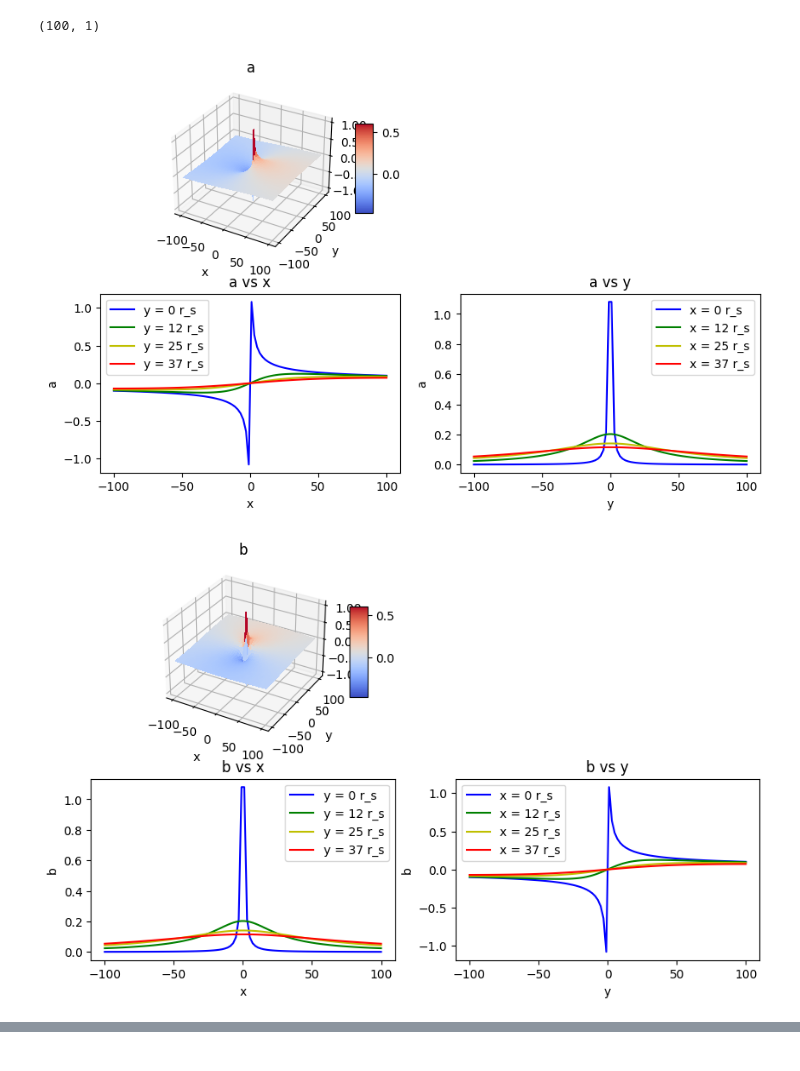
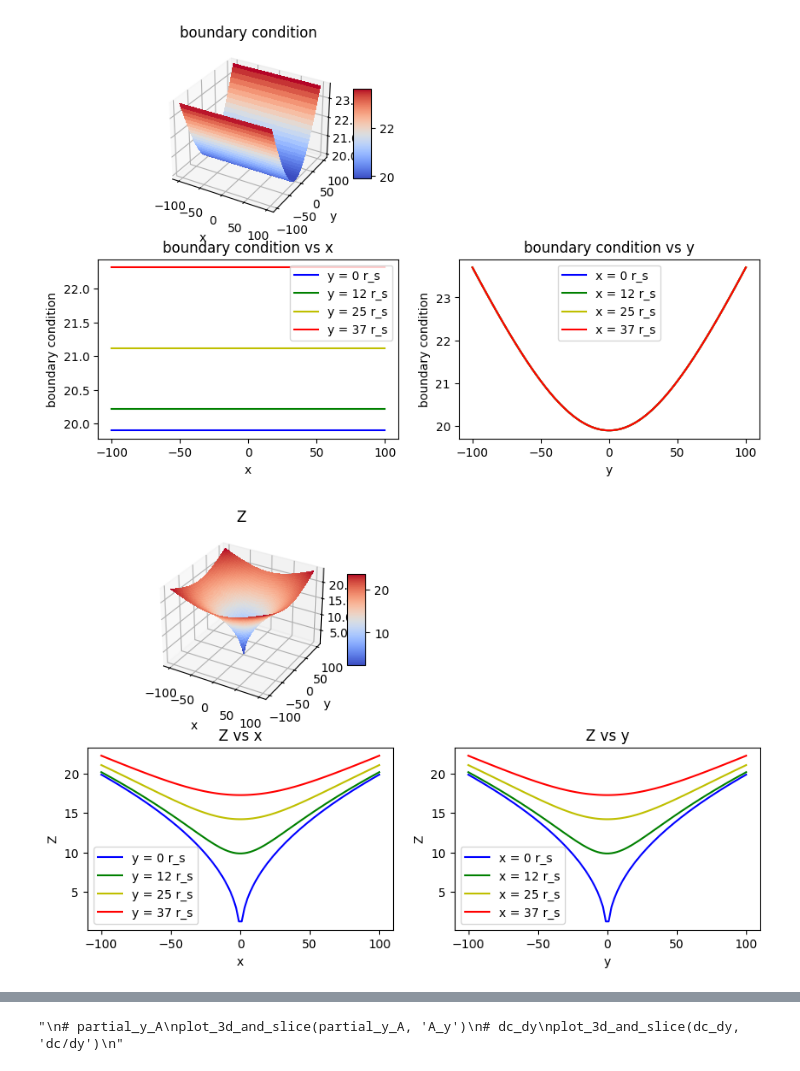
Before and after one commit to NagisaKanno/Embedding-PDE-beta, a Jupyter notebook: copy_embedding_pde_Mar19.ipynb, the cells around one changed output, grey strips where cells are left out. Drawn from its saved outputs; the diff is of its cells as text; code cells hidden in the pictures.

Commit message:
fixed the boundary condition issue

```diff
--- a/copy_embedding_pde_Mar19.ipynb
+++ b/copy_embedding_pde_Mar19.ipynb
@@ -6,7 +6,7 @@ from scipy.integrate import cumulative_trapezoid
 from scipy.integrate import trapezoid
 
 ### metric
-''' # Schwarzchild
+# ''' # Schwarzchild
 def g_xx(x, y):
     r = np.sqrt(x**2 + y**2)
     return 1 + ((rs * x**2) / (r**2 * (r - rs)))
@@ -16,7 +16,7 @@ def g_yy(x, y):
 def g_xy(x, y):
     r = np.sqrt(x**2 + y**2)
     return 1 + ((rs * x*y) / (r**2 * (r - rs)))
-'''
+# '''
 
 ''' Morris_Thorne Wormhole
 def b_r(r):
@@ -30,8 +30,7 @@ def g_yy(x, y):
     rb = b_r(r)
     return 1 + (y**2 * rb) / (r**2 * (r - rb))
 '''
-
-# Binary BH
+''' # Binary BH
 x0 = 50
 def g_xx(x, y):
     r1 = np.sqrt((x-x0)**2 + y**2)
@@ -45,7 +44,7 @@ def g_xy(x, y):
     r1 = np.sqrt((x-x0)**2 + y**2)
     r2 = np.sqrt((x+x0)**2 + y**2)
     return 1/2 * ((1 + ((rs * (x-x0) *y) / (r1**2 * (r1 - rs)))) + (1 + ((rs * (x+x0) *y) / (r2**2 * (r2 - rs)))))
-
+'''
 
 ### embedding pde's
 def partial_x_Z(x, y):
@@ -65,13 +64,13 @@ x_axis = np.linspace(x_start, x_end, n_steps)
 y_axis = np.linspace(y_start, y_end, n_steps)
 x_meshed, y_meshed = np.meshgrid(x_axis, y_axis)
 R = np.sqrt(x_meshed**2 + y_meshed**2)
+# creating a 2d np array to copy later on
+grid = np.zeros((y_axis.size, x_axis.size))
 # more constants
 delta_x, delta_y = (x_end - x_start) / (n_steps-1), (y_end - y_start) / (n_steps-1)
 boundary_condition = 2*np.sqrt(R[:,0:1] - 1)
-# creating a 2d np array to copy later on
-grid = np.zeros((y_axis.size, x_axis.size))
-
-print(boundary_condition.shape)
+boundary_condition = boundary_condition * np.ones_like(grid)
+# print(boundary_condition.shape)
 
 
 ### Calculation of Z
@@ -89,25 +88,12 @@ Z = A + boundary_condition
 ### checking c(y)'s x-independence
 # calculating partial A
 partial_y_A = np.gradient(A, y_axis, axis=0)
-'''
-partial_y_A = grid.copy()
-
-partial_y_A[1:-1,:] = (A[2:,:] - A[:-2,:]) / (2*delta_y)
-
-partial_y_A[0,:] = (A[1,:] - A[0,:]) / delta_y
-
-partial_y_A[-1,:] = (A[-1,:] - A[-2,:]) / delta_y
-'''
 
 #calculating d/dy[c(y)]
 dc_dy = b - partial_y_A
 
 # calculating c(y) to check its x-independence: cumulative integral
-c_check = np.copy(grid)
-c_check[:,0:1] = boundary_condition
-
-c_check[:,1:] = np.where(R[:,1:]<=1.1*rs, 0, c_check[:,0:1] + cumulative_trapezoid(dc_dy, x=y_axis, axis=0, initial=0)[:,1:])
-
+c_check = cumulative_trapezoid(dc_dy, x=y_axis, axis=0, initial=0)
 
 
 ### plotting
@@ -122,40 +108,44 @@ def plot_3d_and_slice(surface, surface_name):
 
     # from matplotlib example (modified)
     surf = ax_3d.plot_surface(x_meshed, y_meshed, surface, cmap=cm.coolwarm, linewidth=0, antialiased=False)
     ax_3d.zaxis.set_major_formatter('{x:.02f}')
     fig.colorbar(surf, shrink=0.5, aspect=5)
     ax_3d.set(xlabel='x', ylabel='y', title=surface_name)
+    # ax_3d.set_zlim(bottom=0)
 
     color = ['b', 'g', 'y' , 'r']
     while len(color) < num_slices:
         color.append['r']
 
     for i in range(num_slices):
          ax_slicex.plot(x_axis, surface[int(len(surface)*(1/2 + i/2/num_slices))], color[i], label=f'y = {int(100*i/2/num_slices)} r_s')
          ax_slicex.set(xlabel='x', ylabel=surface_name, title=f'{surface_name} vs x')
          ax_slicey.plot(y_axis, surface[:,int(len(surface)*(1/2 + i/2/num_slices))], color[i], label=f'x = {int(100*i/2/num_slices)} r_s')
          ax_slicey.set(xlabel='y', ylabel=surface_name, title=f'{surface_name} vs y')
     ax_slicex.legend()
     ax_slicey.legend()
 
     plt.tight_layout
     plt.show()
     return None
 # a
-plot_3d_and_slice(a, 'a')
+# plot_3d_and_slice(a, 'a')
 # b
-plot_3d_and_slice(b, 'b')
+# plot_3d_and_slice(b, 'b')
 # A
-plot_3d_and_slice(A, 'A')
+# plot_3d_and_slice(A, 'A')
+# boundary condition
+plot_3d_and_slice(boundary_condition, 'boundary condition')
+# Z
+plot_3d_and_slice(Z, 'Z')
+# c(y)
+plot_3d_and_slice(c_check, 'c(y)')
+'''
 # partial_y_A
 plot_3d_and_slice(partial_y_A, 'A_y')
 # dc_dy
 plot_3d_and_slice(dc_dy, 'dc/dy')
-# c(y)
-plot_3d_and_slice(c_check, 'c(y)')
-# Z
-plot_3d_and_slice(Z, 'Z')
+'''
 # %% [output]
-(100, 1)
-[figure, old version]
+[figure, new version]
-[figure, old version]
+[figure, new version]
@@ -166,0 +153 @@ plot_3d_and_slice(Z, 'Z')
+"\n# partial_y_A\nplot_3d_and_slice(partial_y_A, 'A_y')\n# dc_dy\nplot_3d_and_slice(dc_dy, 'dc/dy')\n"
```
Also changed, not shown: parts of 1 cell of this notebook.
